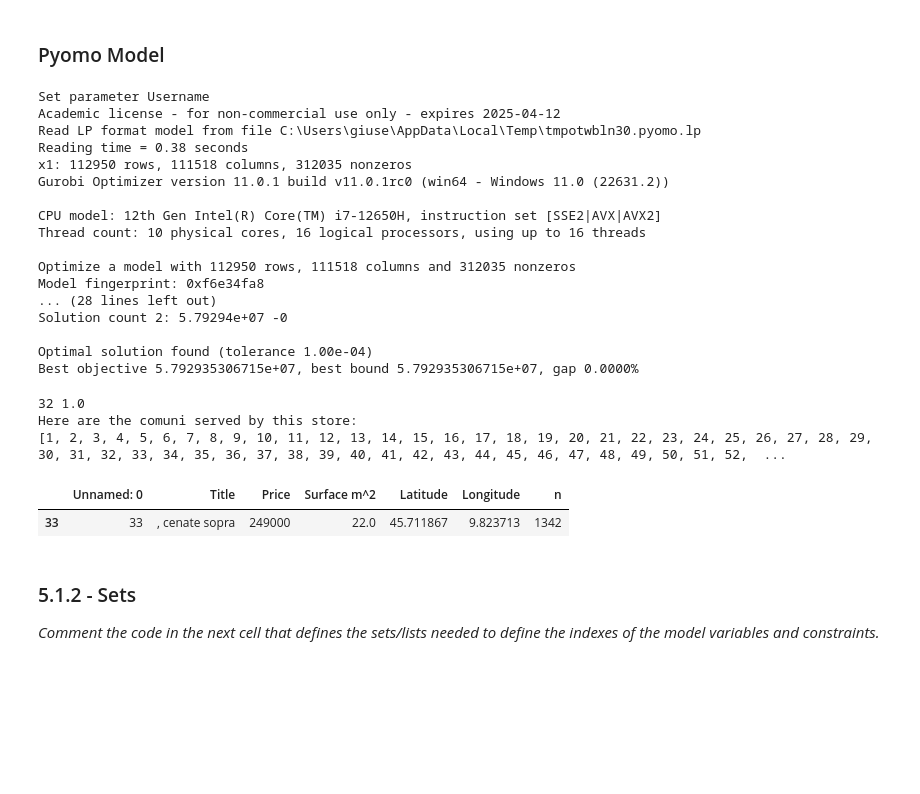
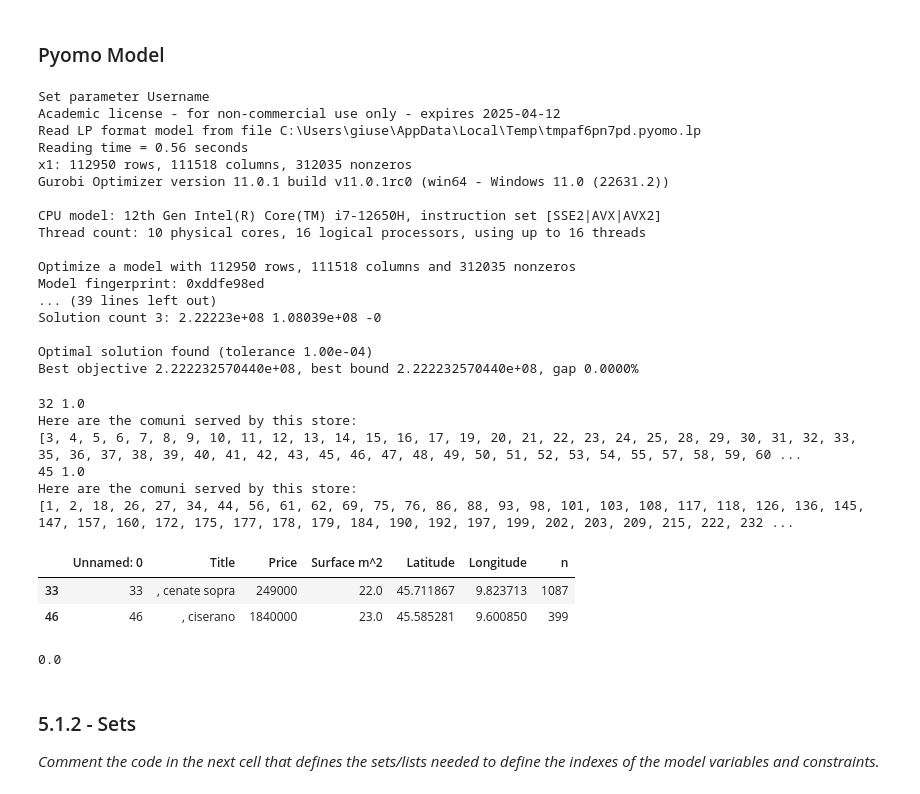
Before and after one commit to LoreJob/Logistic-Problem-Walmart, a Jupyter notebook: Pyomo Model/ProjectTemplate.ipynb, the cells around one changed output. Drawn from its saved outputs; the diff is of its cells as text; code cells hidden in the pictures; blank space fills up the shorter version.

```diff
--- a/Pyomo Model/ProjectTemplate.ipynb
+++ b/Pyomo Model/ProjectTemplate.ipynb
@@ -631,7 +631,7 @@ import pyomo.environ as pyo
 ebitda, cost  = get_coefficients(df_ter = df_ter,
                                  df_prop = df_prop,
                                  yearly_ebitda_per_customer = 50,
-                                 n_years_to_make_back_the_investment = 5,
+                                 n_years_to_make_back_the_investment = 50,
                                  discount_rate = 0.1,
                                  f1 = lambda x: max(0, 0.1 - x * 0.001),
                                  f2 = lambda x: x* 0.0025 + 0.75,
@@ -689,8 +689,8 @@ results = solver.solve(model, tee = True)
 # %% [output]
 Set parameter Username
 Academic license - for non-commercial use only - expires 2025-04-12
-Read LP format model from file C:\Users\giuse\AppData\Local\Temp\tmpotwbln30.pyomo.lp
-Reading time = 0.38 seconds
+Read LP format model from file C:\Users\giuse\AppData\Local\Temp\tmpaf6pn7pd.pyomo.lp
+Reading time = 0.56 seconds
 x1: 112950 rows, 111518 columns, 312035 nonzeros
 Gurobi Optimizer version 11.0.1 build v11.0.1rc0 (win64 - Windows 11.0 (22631.2))
 
@@ -698,39 +698,49 @@ CPU model: 12th Gen Intel(R) Core(TM) i7-12650H, instruction set [SSE2|AVX|AVX2]
 Thread count: 10 physical cores, 16 logical processors, using up to 16 threads
 
 Optimize a model with 112950 rows, 111518 columns and 312035 nonzeros
-Model fingerprint: 0xf6e34fa8
-... (28 lines left out)
-Solution count 2: 5.79294e+07 -0
+Model fingerprint: 0xddfe98ed
+... (39 lines left out)
+Solution count 3: 2.22223e+08 1.08039e+08 -0
 
 Optimal solution found (tolerance 1.00e-04)
-Best objective 5.792935306715e+07, best bound 5.792935306715e+07, gap 0.0000%
+Best objective 2.222232570440e+08, best bound 2.222232570440e+08, gap 0.0000%
 # %%
 stores_to_open = dict()
 for j in range(1,num_y+1):
     if pyo.value(model.y[j]) == 1:
         print(j,pyo.value(model.y[j]))
         print("Here are the comuni served by this store:")
         comuni_serviti = []
         for i in range(1, num_rows+1):
-            if pyo.value(model.x[i,j]) == 1:
+            if ((pyo.value(model.x[i,j]) == 1) & (ebitda.iloc[i-1,j-1] > 0)):
                 comuni_serviti.append(i)
         stores_to_open[j] = comuni_serviti
         print(comuni_serviti)
 
 index_to_access = list(stores_to_open.keys())
 index_to_access = np.asarray(index_to_access)
 index_to_access = index_to_access + 1
 
 n_comuni_serviti = {i+1 : len(comuni_serviti) for i, comuni_serviti in stores_to_open.items()}
 n_comuni_serviti = pd.Series(n_comuni_serviti, name = "n")
 
+print("here are the comuni which will not be served by any store:")
+
 df_prop.iloc[index_to_access].join(n_comuni_serviti)
 # %% [output]
 32 1.0
 Here are the comuni served by this store:
-[1, 2, 3, 4, 5, 6, 7, 8, 9, 10, 11, 12, 13, 14, 15, 16, 17, 18, 19, 20, 21, 22, 23, 24, 25, 26, 27, 28, 29, 30, 31, 32, 33, 34, 35, 36, 37, 38, 39, 40, 41, 42, 43, 44, 45, 46, 47, 48, 49, 50, 51, 52,  ...
+[3, 4, 5, 6, 7, 8, 9, 10, 11, 12, 13, 14, 15, 16, 17, 19, 20, 21, 22, 23, 24, 25, 28, 29, 30, 31, 32, 33, 35, 36, 37, 38, 39, 40, 41, 42, 43, 45, 46, 47, 48, 49, 50, 51, 52, 53, 54, 55, 57, 58, 59, 60 ...
+45 1.0
+Here are the comuni served by this store:
+[1, 2, 18, 26, 27, 34, 44, 56, 61, 62, 69, 75, 76, 86, 88, 93, 98, 101, 103, 108, 117, 118, 126, 136, 145, 147, 157, 160, 172, 175, 177, 178, 179, 184, 190, 192, 197, 199, 202, 203, 209, 215, 222, 232 ...
 |  | Unnamed: 0 | Title | Price | Surface m^2 | Latitude | Longitude | n |
-| 33 | 33 | , cenate sopra | 249000 | 22.0 | 45.711867 | 9.823713 | 1342 |
+| 33 | 33 | , cenate sopra | 249000 | 22.0 | 45.711867 | 9.823713 | 1087 |
+| 46 | 46 | , ciserano | 1840000 | 23.0 | 45.585281 | 9.600850 | 399 |
+# %%
+pyo.value(model.x[1,1])
+# %% [output]
+0.0
 # %% [markdown]
 ### 5.1.2 - Sets
 *Comment the code in the next cell that defines the sets/lists needed to define the indexes of the model variables and constraints.*
```
Also changed, not shown: parts of 2 cells of this notebook.
